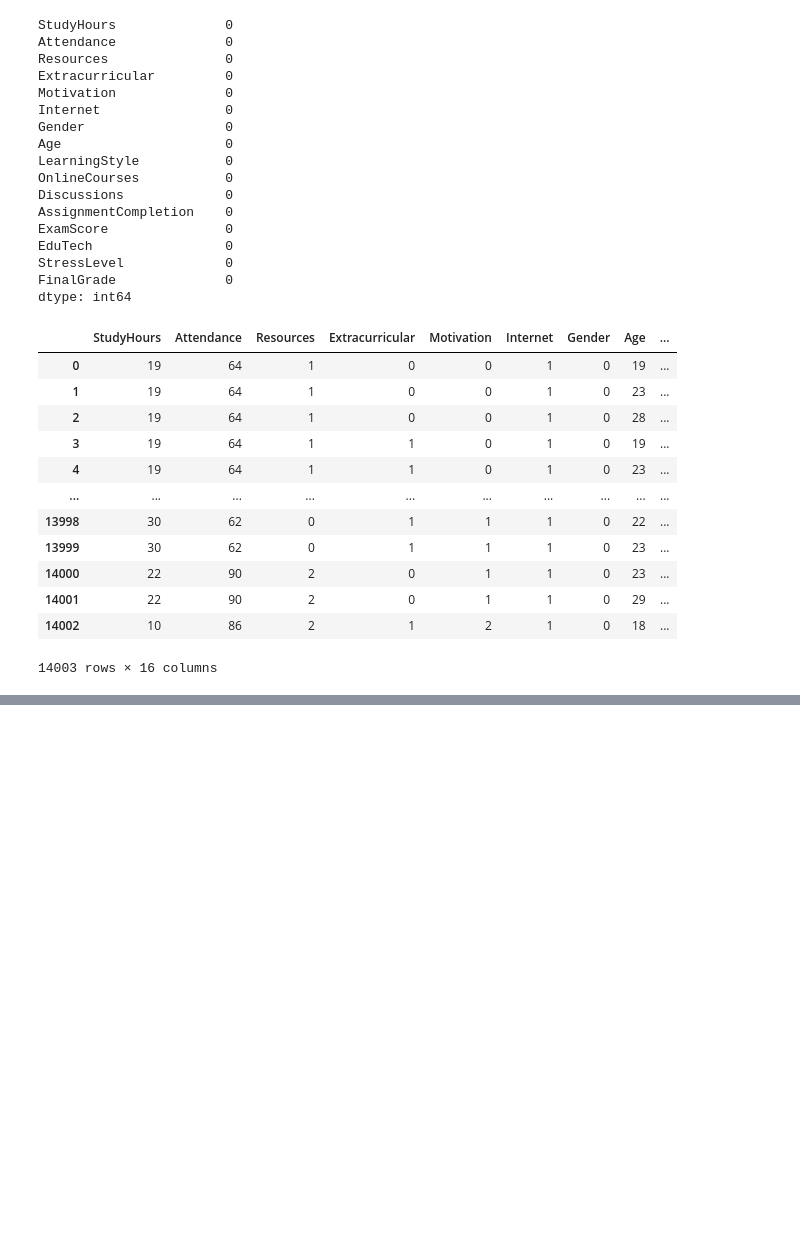
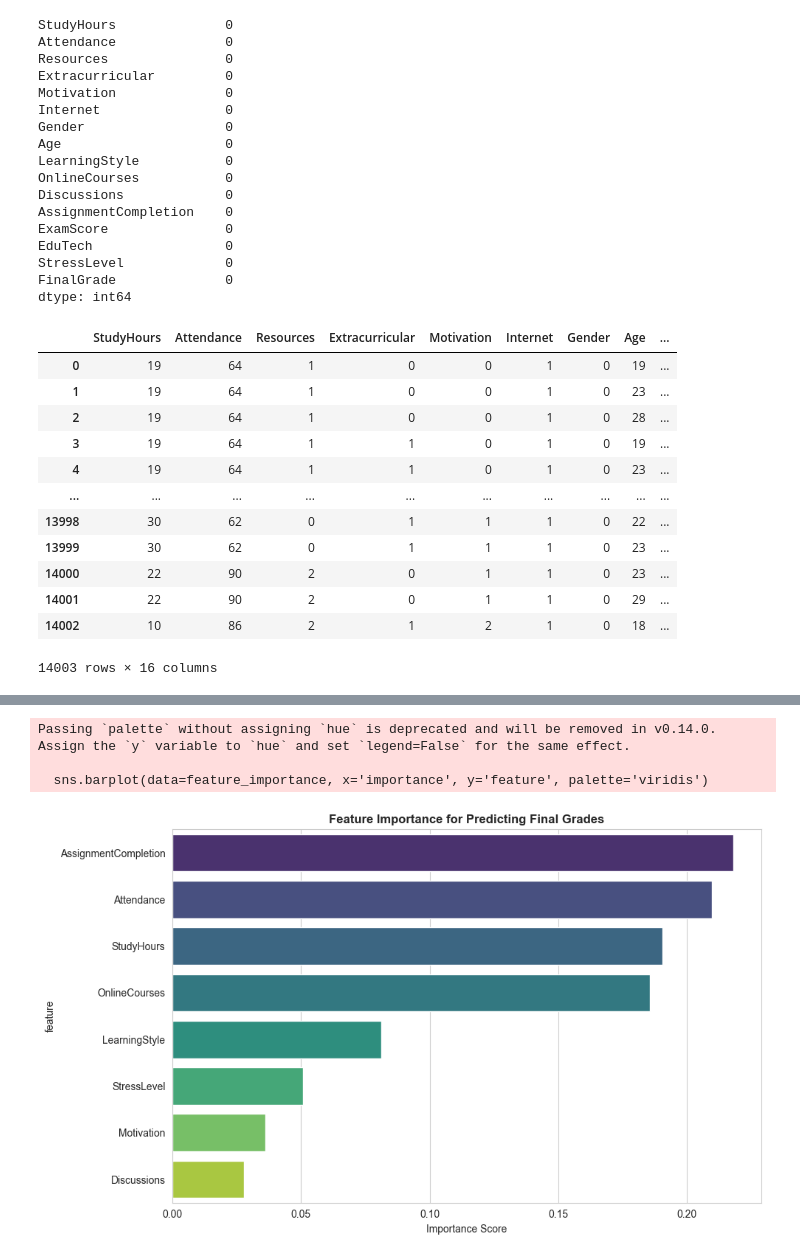
Before and after one commit to ShreeyaTadisina/shreeyatadisina.github.io, a Jupyter notebook: ITCS3162/project3/Student_learning.ipynb, the cells around one changed output, grey strips where cells are left out. Saved outputs shown, nothing was run; the diff lists cells and outputs as text; code cells hidden in the pictures; blank space fills up the shorter version.

```diff
--- a/ITCS3162/project3/Student_learning.ipynb
+++ b/ITCS3162/project3/Student_learning.ipynb
@@ -80,0 +282,76 @@ student_performance_df
+# %%
+# Experiment 2
+
+# Prepare features and target
+feature_columns = ['StudyHours', 'Attendance', 'Motivation', 'StressLevel', 'AssignmentCompletion', 'OnlineCourses', 'Discussions', 'LearningStyle']
+
+X = student_performance_df[feature_columns]
+y = student_performance_df['FinalGrade']  # This is categorical (0,1,2,3)
+
+print(f"Features used: {feature_columns}")
+print(f"Target variable: FinalGrade (values: {sorted(y.unique())})")
+print(f"Grade meaning: 0=A, 1=B, 2=C, 3=D/F")
+
+# Split the data into training and testing sets
+X_train, X_test, y_train, y_test = train_test_split(X, y, test_size=0.3, random_state=42)
+
+print(f"\nData split:")
+print(f"Training set: {X_train.shape[0]} students")
+print(f"Testing set: {X_test.shape[0]} students")
+
+# Create and train the Random Forest model
+rf_model = RandomForestClassifier(n_estimators=100, random_state=42)
+rf_model.fit(X_train, y_train)
+
+# Make predictions
+y_pred = rf_model.predict(X_test)
+
+# Evaluate the model
+accuracy = accuracy_score(y_test, y_pred)
+print(f"\n MODEL PERFORMANCE:")
+print(f"Accuracy: {accuracy:.3f} ({accuracy*100:.1f}%)")
+
+print("\n DETAILED CLASSIFICATION REPORT:")
+print(classification_report(y_test, y_pred, target_names=['A', 'B', 'C', 'D/F']))
+
+# Feature importance analysis
+print("\n FEATURE IMPORTANCE (What matters most for grades):")
+feature_importance = pd.DataFrame({
+    'feature': feature_columns,
+    'importance': rf_model.feature_importances_
+}).sort_values('importance', ascending=False)
+
+for i, row in feature_importance.iterrows():
+    print(f"  {row['feature']}: {row['importance']:.3f}")
+
+
+plt.figure(figsize=(10, 6))
+sns.barplot(data=feature_importance, x='importance', y='feature', palette='viridis')
+plt.title('Feature Importance for Predicting Final Grades', fontweight='bold')
+plt.xlabel('Importance Score')
+plt.tight_layout()
+plt.savefig('feature_importance_grades.png', dpi=150)
+plt.show()
+
+# Confusion Matrix
+plt.figure(figsize=(8, 6))
+cm = confusion_matrix(y_test, y_pred)
+sns.heatmap(cm, annot=True, fmt='d', cmap='Blues',
+            xticklabels=['A', 'B', 'C', 'D/F'],
+            yticklabels=['A', 'B', 'C', 'D/F'])
+plt.title('Confusion Matrix: Actual vs Predicted Grades', fontweight='bold')
+plt.ylabel('Actual Grade')
+plt.xlabel('Predicted Grade')
+plt.tight_layout()
+plt.savefig('confusion_matrix_grades.png', dpi=150)
+plt.show()
+
+# Analyze performance by learning style
+print("\n PERFORMANCE BY LEARNING STYLE:")
+for style_num, style_name in learning_style_names.items():
+    # Get test students with this learning style
+    style_mask = X_test['LearningStyle'] == style_num
+    if style_mask.sum() > 0:  # If there are students with this style in test set
+        style_accuracy = accuracy_score(y_test[style_mask], y_pred[style_mask])
+        print(f"  {style_name}: {style_accuracy:.3f} ({style_mask.sum()} students)")
+# %% [output]
@@ -80,0 +375,4 @@ student_performance_df
+Passing `palette` without assigning `hue` is deprecated and will be removed in v0.14.0. Assign the `y` variable to `hue` and set `legend=False` for the same effect.
+
+  sns.barplot(data=feature_importance, x='importance', y='feature', palette='viridis')
+[figure, added]
```
Also changed, not shown: parts of 8 cells of this notebook.
